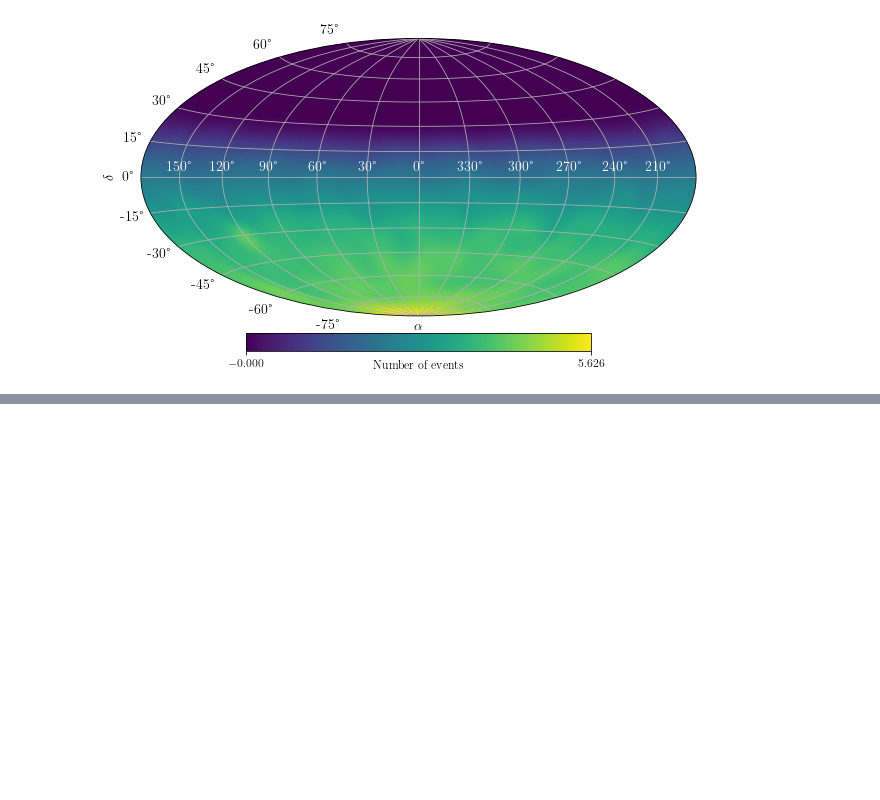
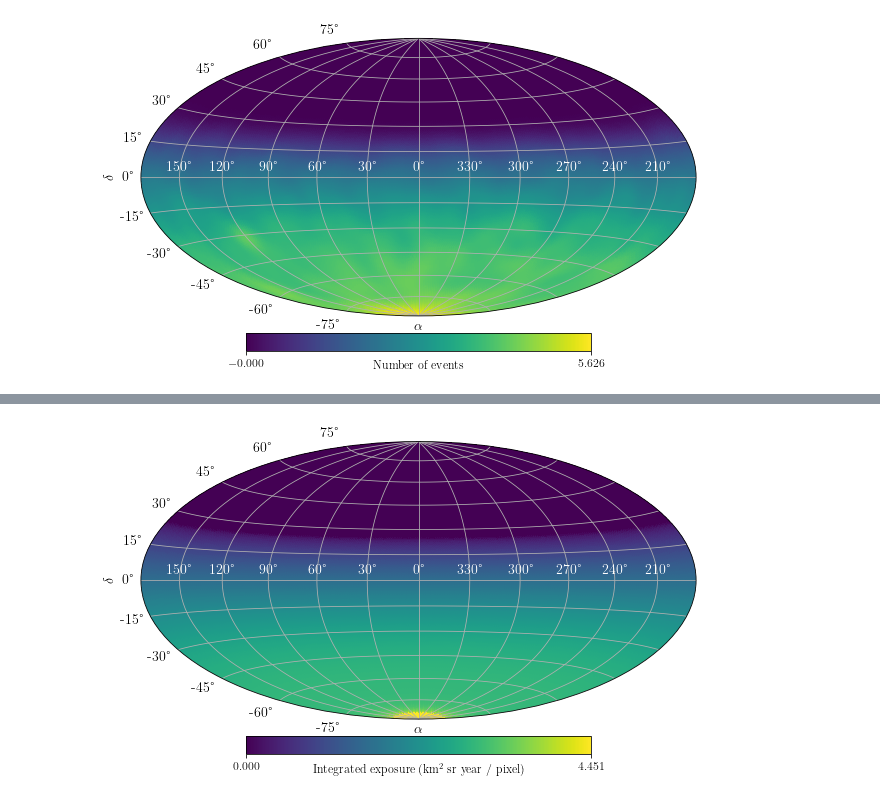
Before and after one commit to miguelajsmartins/Repeater_Analysis, a Jupyter notebook: SkyMaps/SkyMaps_UniformDist_and_Repeaters.ipynb, the cells around one changed output, grey strips where cells are left out. Drawn from its saved outputs; the diff is of its cells as text; code cells hidden in the pictures; blank space fills up the shorter version.

Commit message:
Added the computation of the exposure, exposure sky maps, flux and Li & Ma significance

```diff
--- a/SkyMaps/SkyMaps_UniformDist_and_Repeaters.ipynb
+++ b/SkyMaps/SkyMaps_UniformDist_and_Repeaters.ipynb
@@ -38,7 +38,7 @@ def pandas_to_event(df, str1 , str2, str3, str4):
 
     return evt_list
 
-#convert to healpy coordinates
+#convert equatorial coordinates of event into healpy coordinates
 def Healpy_Event(evt_list):
 
     new_evt_list = []
@@ -49,6 +49,16 @@ def Healpy_Event(evt_list):
 
 
     return new_evt_list
+
+#convert equatorial coordinates into healpy coordinates
+def ToHealpyCoordinates(alpha, dec):
+
+    return alpha, np.pi/2 - dec
+
+#convert healpy coordinates into Equatorial Coordinates
+def ToEquatorialCoordinates(phi, theta):
+
+    return phi, np.pi/2 - theta
 
 #compute the
 #-------------------------------
@@ -151,45 +162,86 @@ def integrated_exposure(theta_min, theta_max, a_cell, time_begin, time_end, time
     return (math.pi/2)*(math.cos(2*theta_min) - math.cos(2*theta_max))*a_cell*sum(station_array[time_indexes])
 
 #compute the relative exposure per solid angle
-def relative_exposure(dec_array, lat_auger, theta_min, theta_max):
+def relative_exposure(dec, lat_auger, theta_min, theta_max):
 
-    exposure = []
 
-    for dec in dec_array:
+    xi = (math.cos(theta_max) - math.sin(lat_auger)*math.sin(dec))/(math.cos(lat_auger)*math.cos(dec))
 
-        xi = (math.cos(theta_max) - math.sin(lat_auger)*math.cos(dec))/(math.cos(lat_auger)*math.cos(dec))
+    if ( xi > 1):
+        h_max = 0
+    elif (xi < -1):
+        h_max = math.pi
+    else:
+        h_max = math.acos(xi)
 
-        if ( xi > 1):
-            h_max = 0
-        else if (xi < -1):
-            h_max = math.pi
-        else:
-            h_max = math.acos(xi)
+    return math.cos(lat_auger)*math.cos(dec)*math.sin(h_max) + h_max*math.sin(lat_auger)*math.sin(dec)
 
-        exposure.append(math.cos(lat_auger)*math.cos(dec)*math.sin(h_max) + h_max*math.sin(lat_auger)*math.sin(dec))
+#read the relavant info from the event selection files
+selection_info_file = 'Selection_event_info_Date_2015-01-01T00:00:00_Period_86164_TotalEvents_100000_AcceptedRepEvents_100.parquet'
+selection_info = pd.read_parquet(path + selection_info_file, engine='fastparquet')
 
-    return rel_exposure = np.divide(exposure,sum(exposure))
+#latitude and longitude of the Pierre Auger Observatory
+lat_auger = math.radians(-35.23)
 
-#
 #values of the maximum and minimum values of theta. In this case we are considering vertical events
 theta_min = math.radians(0)
-theta_max = math.radians(60)
+theta_max = float(selection_info['Theta_max'].to_numpy()[0])
 
 #set value of unit cell of array according to distance between stations
 d = 1.5 #in kilometers
 a_cell = .5*math.sqrt(3)*d*d
 
 #set time interval in seconds
-time_begin = Time('2004-01-01T00:00:00', format='fits').gps
-time_end = Time('2016-08-31T23:59:59', format='fits').gps
+time_begin = Time(selection_info['t_begin'].to_numpy()[0], format='fits').gps
+time_end = Time(selection_info['t_end'].to_numpy()[0], format='fits').gps
 
 #load station data
-station_data = pd.read_parquet('../input/Hexagons_NoBadStations.parquet', engine='fastparquet')
+station_data = pd.read_parquet('../DataSets/Auger_Hexagons/Hexagons_NoBadStations.parquet', engine='fastparquet')
 
 time = station_data['gps_time'].to_numpy()
-#time = station_data.index.to_numpy()
 n5T5 = station_data['n5T5'].to_numpy()
 n6T5 = station_data['n6T5'].to_numpy()
 
 #compute time integrated exposure
 total_exposure = integrated_exposure(theta_min, theta_max, a_cell, time_begin, time_end, time, n5T5 + n6T5)/(365*24*60) #per year per sr per km^2
+
+#get the angles of each pixel in skymap
+exp_theta, exp_phi = hp.pix2ang(NSIDE, np.arange(hp.nside2npix(NSIDE)))
+
+exp_alpha, exp_dec = ToEquatorialCoordinates(exp_phi, exp_theta)
+
+exp_map_indexes = []
+exp_map_content = []
+
+for i in range(len(exp_phi)):
+
+    exp_map_indexes.append(hp.ang2pix(NSIDE, exp_theta[i], exp_phi[i]))
+    exp_map_content.append(relative_exposure(exp_dec[i],lat_auger, theta_min, theta_max))
+
+#produce vector with 0's
+exp_skymap = np.zeros(hp.nside2npix(NSIDE))
+
+np.add.at(exp_skymap, exp_map_indexes, np.multiply(exp_map_content, total_exposure/sum(exp_map_content)))
+
+#create figure
+fig = plt.figure(figsize=(10,7)) #create figure
+
+#plot sky map
+projview(
+    exp_skymap,
+    graticule=True,
+    graticule_labels=True,
+    #title=r"Instantaneous exposure for " + str(theta_min) + r"$^\circ < \theta < $ " + str(theta_max) + r"$^\circ$ on " + str(t.fits),
+    unit=r"Integrated exposure (km$^2$ sr year / pixel)",
+    xlabel=r"$\alpha$",
+    ylabel=r"$\delta$",
+    cb_orientation="horizontal",
+    projection_type="hammer",
+    fontsize={'title':16, 'xlabel':14, 'ylabel':14, 'xtick_label':14, 'ytick_label':14},
+    longitude_grid_spacing = 30,
+    latitude_grid_spacing = 15,
+    xtick_label_color='white'
+)
+
+plt.savefig('Integrated_exposure_sky_map_repeater.pdf',dpi=500)
+# %% [output]
@@ -195,0 +249 @@ total_exposure = integrated_exposure(theta_min, theta_max, a_cell, time_begin, t
+[figure, added]
```
Also changed, not shown: parts of 5 cells of this notebook, 4 other files.
